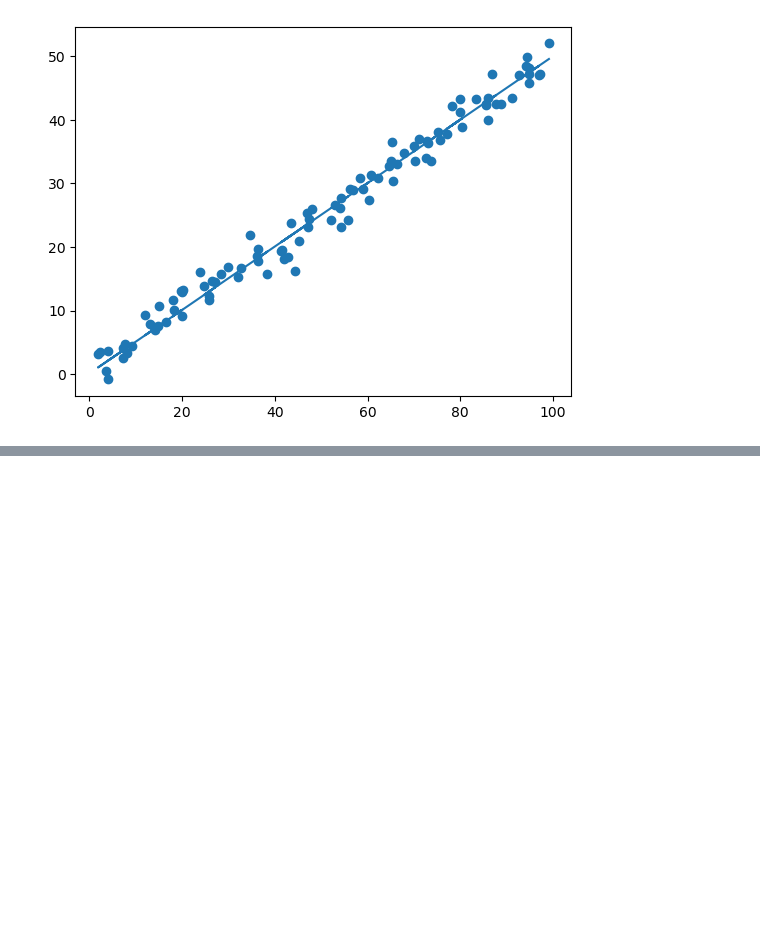
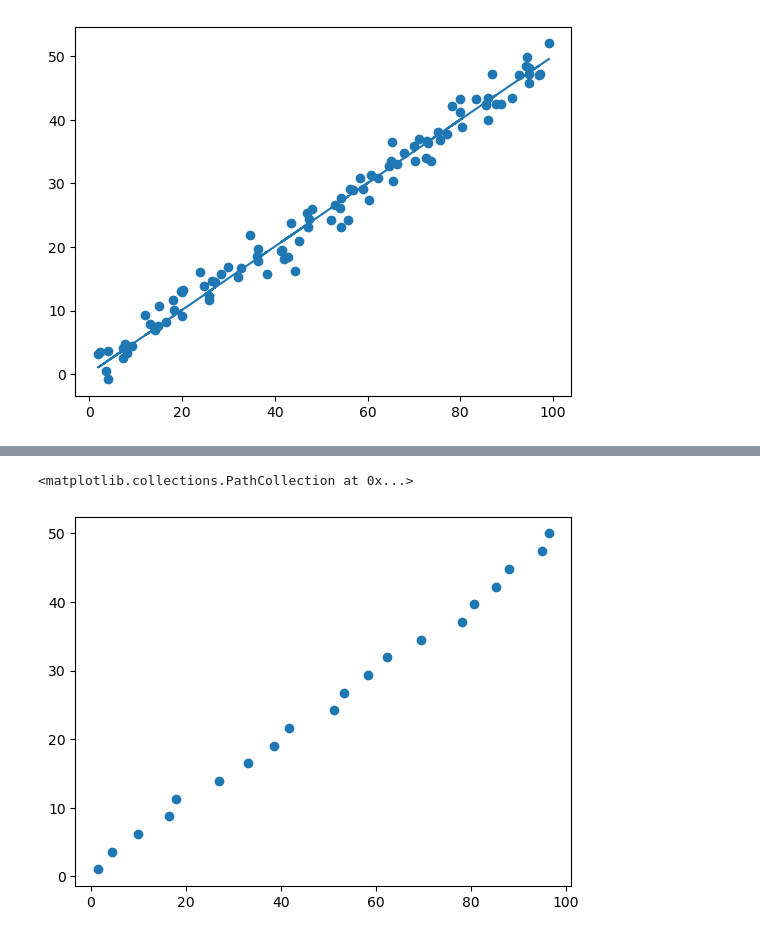
Before and after one commit to joanimato/ML_Fundamentals, a Jupyter notebook: LinearRegression/linear_regression.ipynb, the cells around one changed output, grey strips where cells are left out. Drawn from its saved outputs; the diff is of its cells as text; code cells hidden in the pictures; blank space fills up the shorter version.

```diff
--- a/LinearRegression/linear_regression.ipynb
+++ b/LinearRegression/linear_regression.ipynb
@@ -187,0 +303,22 @@ plt.scatter(x, y)
+# %%
+# Generate two features and a y variable
+size = 20
+
+noise = np.random.normal(0.0, 2, size = size)
+x1 = np.linspace(1, 100, size) + noise
+noise = np.random.normal(0.0, 4, size = size)
+x2 = np.linspace(1, 100, size)
+
+X = np.array([x1, x2])
+
+noise = np.random.normal(0.0, 2, size = size)
+y = np.linspace(1,50, size)
+
+
+w = np.array([0.5, 0.5])
+b = 0.1
+
+plt.scatter(X[0], y)
+# %% [output]
+<matplotlib.collections.PathCollection at 0x...>
+[figure, added]
```
Also changed, not shown: parts of 7 cells of this notebook.
